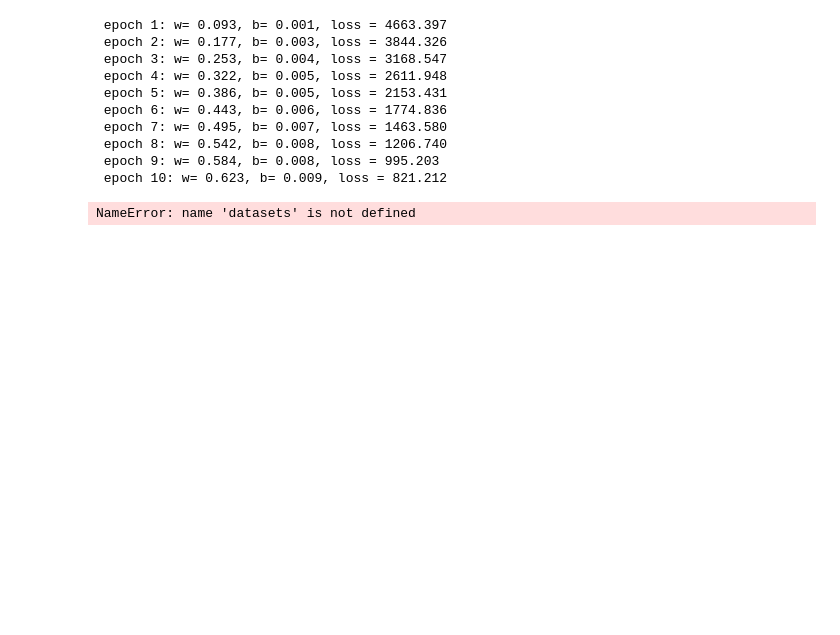
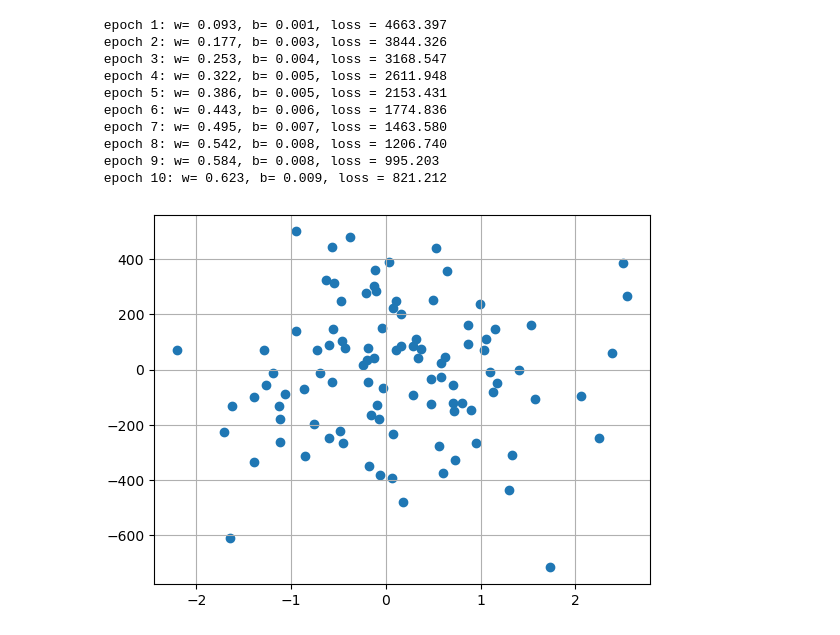
Before and after one commit to majomillanr/MAT_420, a Jupyter notebook: linear_reg_us_construction.ipynb, the cells around one changed output. Saved outputs shown, nothing was run; the diff lists cells and outputs as text; code cells hidden in the pictures; blank space fills up the shorter version.

```diff
--- a/linear_reg_us_construction.ipynb
+++ b/linear_reg_us_construction.ipynb
@@ -316,20 +316,20 @@ for epoch in range(ep):
  epoch 9: w= 0.584, b= 0.008, loss = 995.203
  epoch 10: w= 0.623, b= 0.009, loss = 821.212
 # %%
-X_num, y_num = datasets.make_regression(n_samples=100, n_features=1, noise=20)
+X_num, y_num = datasets.make_regression()
 
 X=torch.from_numpy(X_num.astype(np.float32))
 y=torch.from_numpy(y_num.astype(np.float32))
 
 y=y.view(y.shape[0], 1)
 n_samples, n_features = X.shape
 
 
 fig=plt.figure()
 xv=np.linspace(0,5, 1000)
 plt.grid()
 
-plt.scatter(X,y)
+plt.scatter(X[:,23],y)
 plt.show()
 # %% [output]
-NameError: name 'datasets' is not defined
+[figure, added]
```
Also changed, not shown: parts of 3 cells of this notebook.
